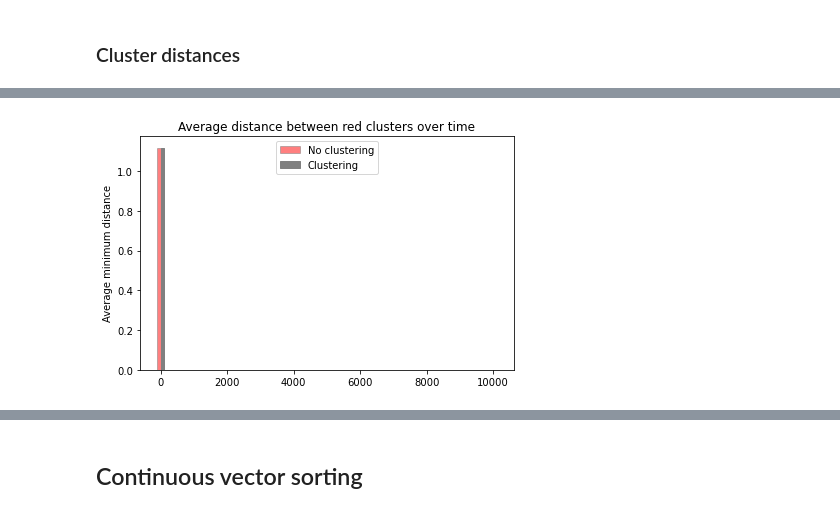
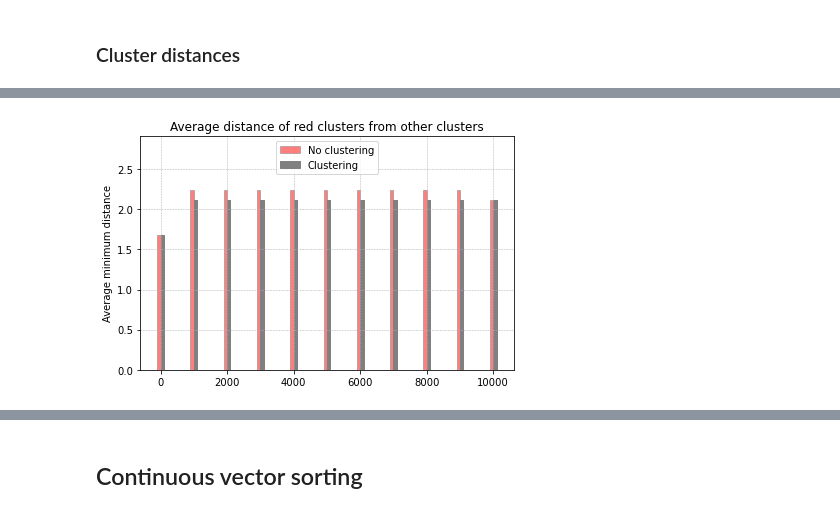
Before and after one commit to yvlaere/ant_sorting, a Jupyter notebook: ant_sorting.ipynb, the cells around one changed output, grey strips where cells are left out. Saved outputs shown, nothing was run; the diff lists cells and outputs as text; code cells hidden in the pictures.

```diff
--- a/ant_sorting.ipynb
+++ b/ant_sorting.ipynb
@@ -635,19 +528,0 @@ plt.show()
-# %%
-x = np.array(x)
-
-width = 100
-
-fig, ax = plt.subplots()
-rects1 = ax.bar(x - width/2, s_0, width, label = "No clustering", color = 'red', alpha = 0.5, edgecolor = 'gray')
-rects2 = ax.bar(x + width/2, s_1, width, label = "Clustering", color = 'gray', edgecolor = 'gray')
-
-# Add some text for labels, title and custom x-axis tick labels, etc.
-ax.set_ylabel('Average minimum distance')
-ax.set_title('Average distance between red clusters over time')
-ax.legend(loc = 'upper center')
-
-fig.tight_layout()
-
-plt.show()
-# %% [output]
-[figure, removed]
@@ -653,0 +605,20 @@ plt.show()
+# %%
+# the distance between red clusters and other clusters
+x = np.array(x)
+
+width = 100
+fig, ax = plt.subplots()
+
+rects1 = ax.bar(x - width/2, o_0, width, label = "No clustering", color = 'red', alpha = 0.5, edgecolor = 'gray')
+rects2 = ax.bar(x + width/2, o_1, width, label = "Clustering", color = 'gray', edgecolor = 'gray')
+
+ax.set_ylabel('Average minimum distance')
+ax.set_title('Average distance of red clusters from other clusters')
+ax.legend(loc = 'upper center')
+ax.grid(visible = True, linestyle = '--', linewidth=0.5)
+ax.set_ylim(top = max(max(o_0), max(o_1))*1.3)
+
+fig.tight_layout()
+plt.show()
+# %% [output]
+[figure, added]
```
Also changed, not shown: parts of 53 cells of this notebook.
